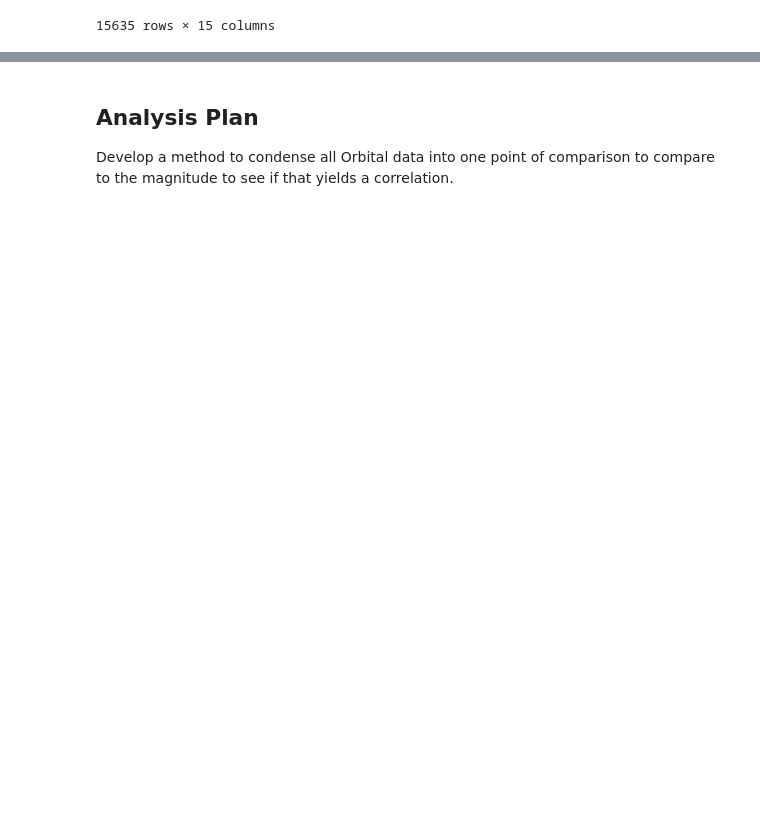
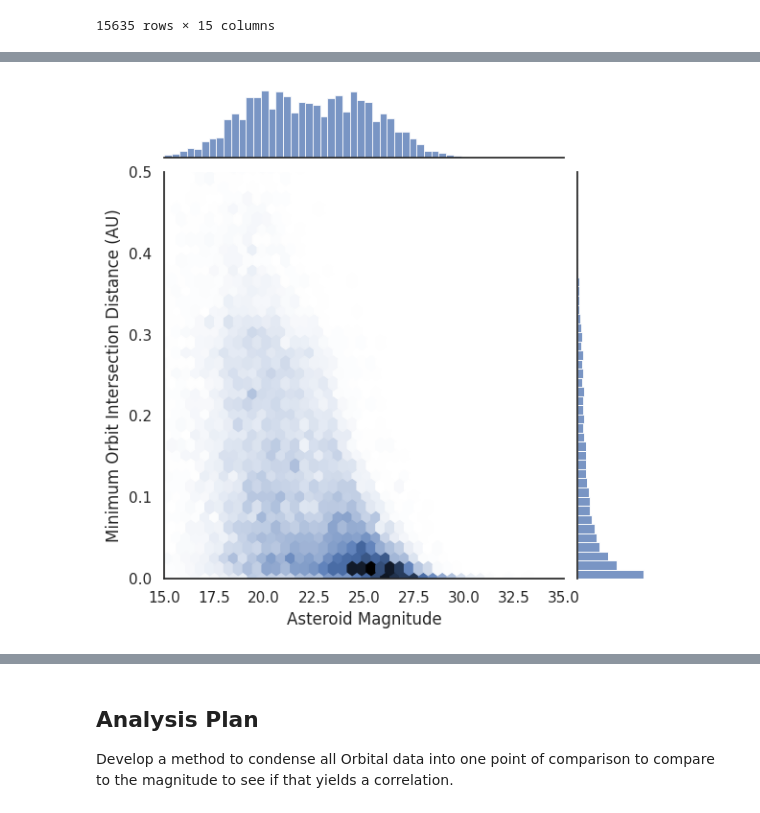
Before and after one commit to ubco-W2022T2-data301/project-group-group34, a Jupyter notebook: analysis/analysis3.ipynb, the cells around one changed output, grey strips where cells are left out. Drawn from its saved outputs; the diff is of its cells as text; code cells hidden in the pictures; blank space fills up the shorter version.

```diff
--- a/analysis/analysis3.ipynb
+++ b/analysis/analysis3.ipynb
@@ -52,0 +57,5 @@ There does not seem to be a clear correlation between the MIOD and Magnitude of
+# %%
+sns.set_theme(style="white")
+hexplot_MIOD_Magnitude = sns.jointplot(data=df_ank, x='Asteroid Magnitude', y='Minimum Orbit Intersection Distance (AU)', kind='hex',xlim=(15,35), ylim=(0,0.5))
+# %% [output]
+[figure, added]
```
Also changed, not shown: parts of 5 cells of this notebook, 2 other files.
